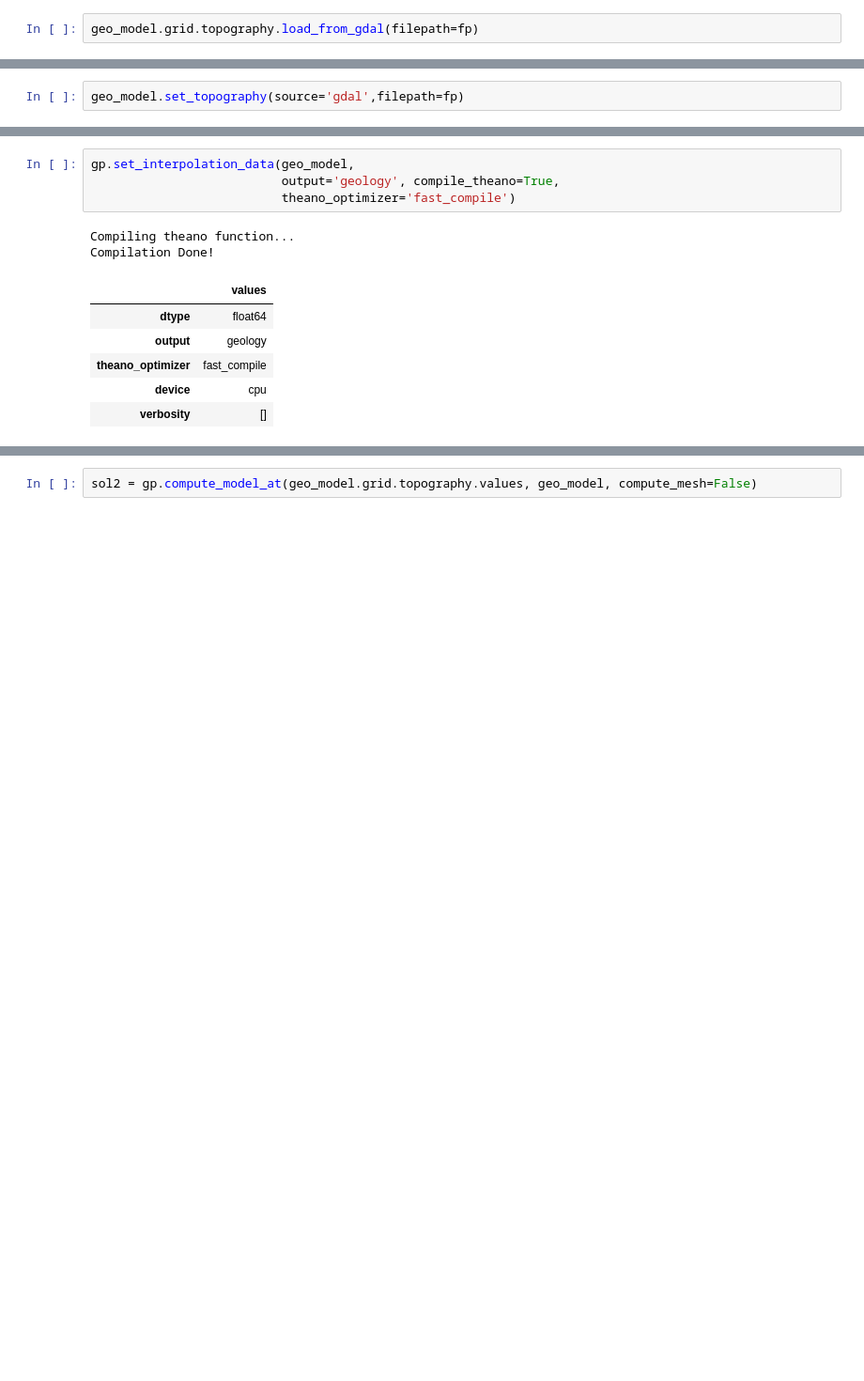
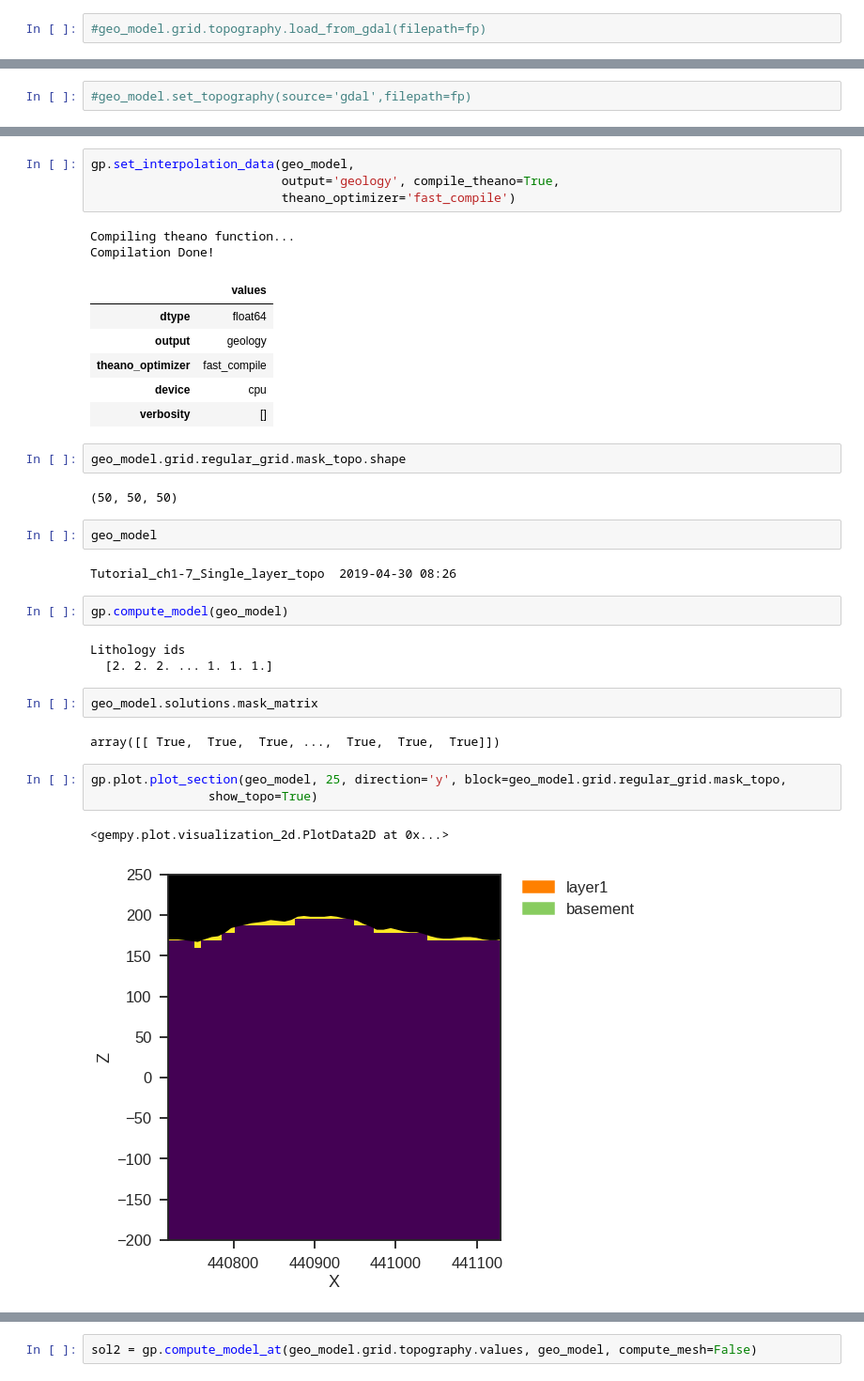
Before and after one commit to gempy-project/gempy, a Jupyter notebook: notebooks/tutorials/ch1-7-Adding_Topography.ipynb, the cells around one changed output, grey strips where cells are left out. Shown at 94% size. Cells and saved outputs as stored; diff of their text form; blank space fills up the shorter version.

```diff
--- a/notebooks/tutorials/ch1-7-Adding_Topography.ipynb
+++ b/notebooks/tutorials/ch1-7-Adding_Topography.ipynb
@@ -52,2 +63,2 @@ geo_model.grid.set_topography()
 # %%
-geo_model.grid.topography.load_from_gdal(filepath=fp)
+#geo_model.grid.topography.load_from_gdal(filepath=fp)
@@ -56,5 +65,5 @@ NameError: name 'gdal' is not defined
 # %%
-geo_model.set_topography(source='gdal',filepath=fp)
+#geo_model.set_topography(source='gdal',filepath=fp)
 # %%
 plt.imshow(geo_model.grid.topography.topo.dem_zval)
 plt.colorbar()
@@ -82,3 +83,26 @@ Compilation Done!
 | theano_optimizer | fast_compile |
 | device | cpu |
 | verbosity | [] |
+# %%
+geo_model.grid.regular_grid.mask_topo.shape
+# %% [output]
+(50, 50, 50)
+# %%
+geo_model
+# %% [output]
+Tutorial_ch1-7_Single_layer_topo  2019-04-30 08:26
+# %%
+gp.compute_model(geo_model)
+# %% [output]
+Lithology ids
+  [2. 2. 2. ... 1. 1. 1.]
+# %%
+geo_model.solutions.mask_matrix
+# %% [output]
+array([[ True,  True,  True, ...,  True,  True,  True]])
+# %%
+gp.plot.plot_section(geo_model, 25, direction='y', block=geo_model.grid.regular_grid.mask_topo,
+                show_topo=True)
+# %% [output]
+<gempy.plot.visualization_2d.PlotData2D at 0x...>
+[figure, added]
```
Also changed, not shown: parts of 13 cells of this notebook, 3 other files.
